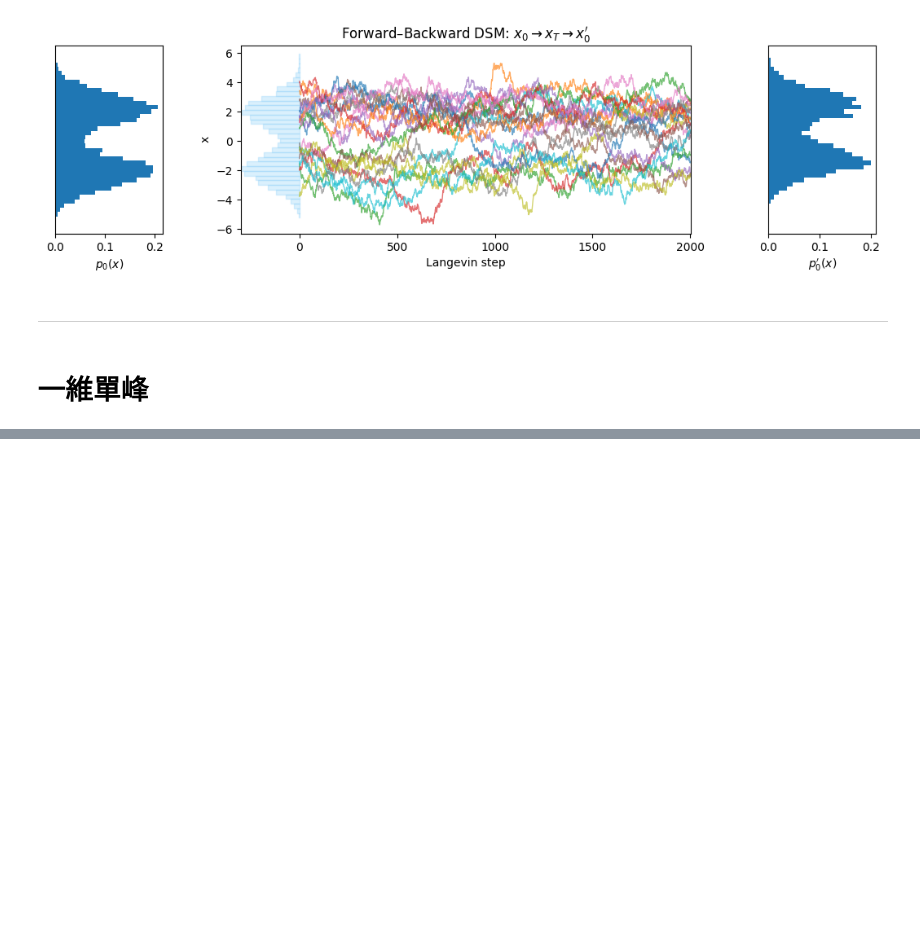
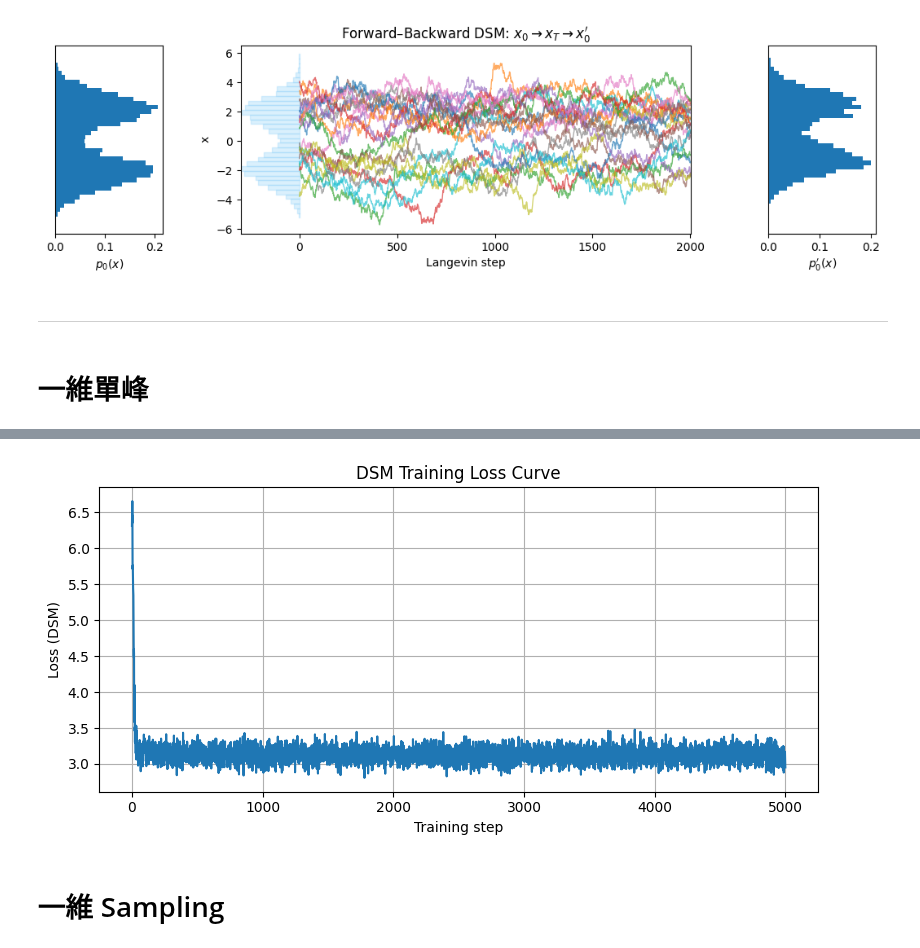
Before and after one commit to XuanWeiWang-999/2025Autumn_ML-project-DiffusionModel_02, a Jupyter notebook: 20251229_code/code-DSM 1D.ipynb, the cells around one changed output, grey strips where cells are left out. Saved outputs shown, nothing was run; the diff lists cells and outputs as text; code cells hidden in the pictures; blank space fills up the shorter version.

```diff
--- a/20251229_code/code-DSM 1D.ipynb
+++ b/20251229_code/code-DSM 1D.ipynb
@@ -12,7 +12,7 @@ device = torch.device("cpu")
 sigma_dsm=0.4
 batch_size=2048
 # %%
-def sample_noisy_x(batch_size, x_dim=1, sigma=0.5):
+def sample_noisy_x(batch_size, x_dim, sigma):
     mu1 = np.array([-2] + [0]*(x_dim-1), dtype=np.float32)
     mu2 = np.array([ 2] + [0]*(x_dim-1), dtype=np.float32)
 
@@ -45,8 +45,8 @@ class ScoreNet(nn.Module):
 model=ScoreNet(x_dim =1, hidden=64, num_layers=3).to(device)
 
 
-def dsm_loss_step(x_dim):
-    x_tilde_np, eps_np = sample_noisy_x(batch_size, x_dim, sigma_dsm)
+def dsm_loss_step(x_dim, sampler):
+    x_tilde_np, eps_np = sampler(batch_size, x_dim, sigma_dsm)
 
     x_tilde = torch.from_numpy(x_tilde_np).to(device)
     eps     = torch.from_numpy(eps_np).to(device)
@@ -74,7 +74,7 @@ loss_history = []
 for step in range(1, num_steps+1):
     model.train()
 
-    loss = dsm_loss_step(1)
+    loss = dsm_loss_step(1, sample_noisy_x)
 
     optimizer.zero_grad()
     loss.backward()
@@ -329,3 +329,18 @@ plt.show()
 ---
 # %% [markdown]
 # 一維單峰
+# %%
+mu=5.0
+sigma_data=1
+
+def sample_x_unimodal(batch_size, x_dim, mu, sigma_data):
+    mu_vec = np.array([mu] + [0]*(x_dim-1), dtype=np.float32)
+    x = mu_vec + sigma_data* np.random.randn(batch_size, x_dim).astype(np.float32)
+    return x
+
+
+def sample_noisy_x_unimodal(batch_size, x_dim, sigma_dsm):
+    x = sample_x_unimodal(batch_size, x_dim, mu, sigma_dsm)
+    eps = np.random.randn(batch_size, x_dim).astype(np.float32)
+    x_tilde = x + sigma_dsm * eps
+    return x_tilde, eps
@@ -331,0 +399,22 @@ plt.show()
+# %%
+import matplotlib.pyplot as plt
+
+def plot_loss_curve(loss_list):
+    """
+    loss_list: Python list or Tensor containing loss values for each step
+    """
+    plt.figure(figsize=(8,4))
+    plt.plot(loss_list, linewidth=1.5)
+    plt.xlabel("Training step")
+    plt.ylabel("Loss (DSM)")
+    plt.title("DSM Training Loss Curve")
+    plt.grid(True)
+    plt.tight_layout()
+    plt.show()
+
+
+plot_loss_curve(loss_history)
+# %% [output]
+[figure, added]
+# %% [markdown]
+# 一維 Sampling
```
Also changed, not shown: parts of 9 cells of this notebook.
